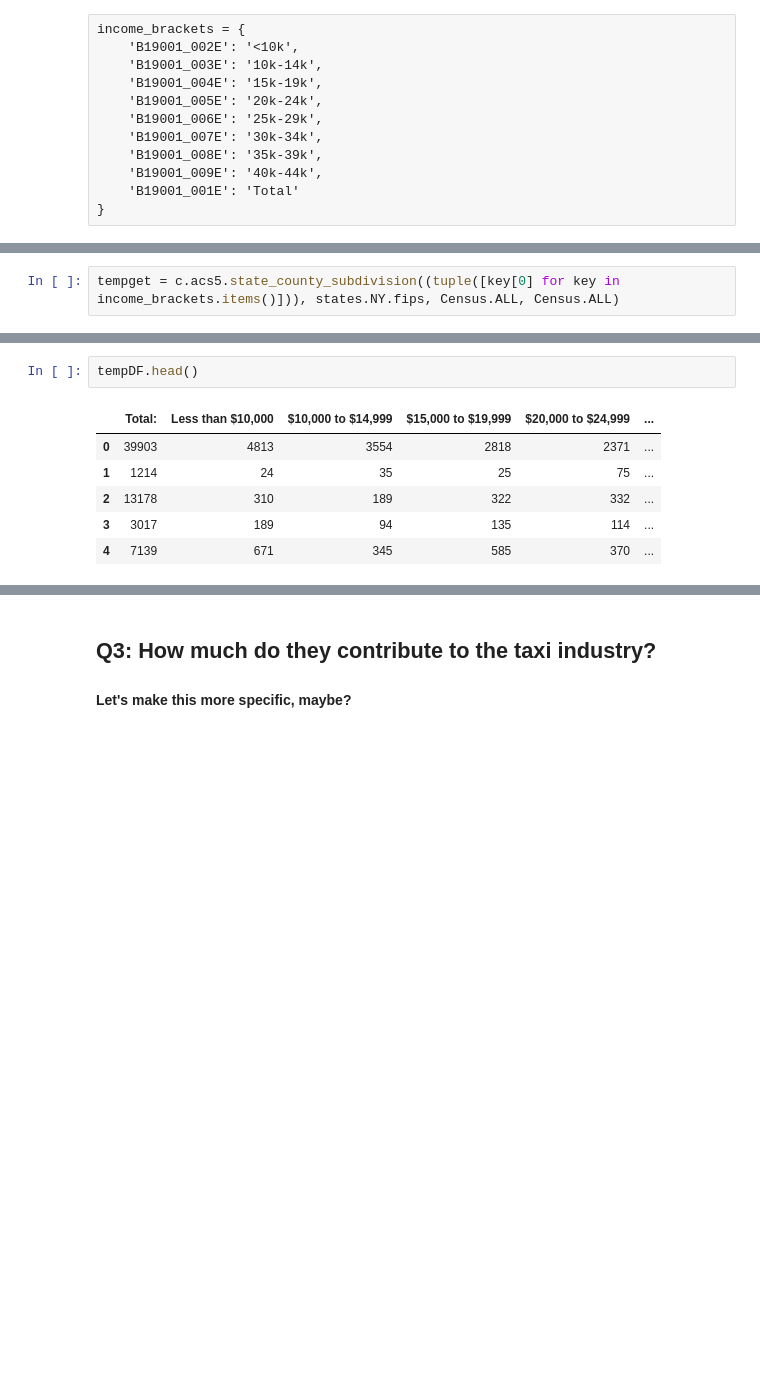
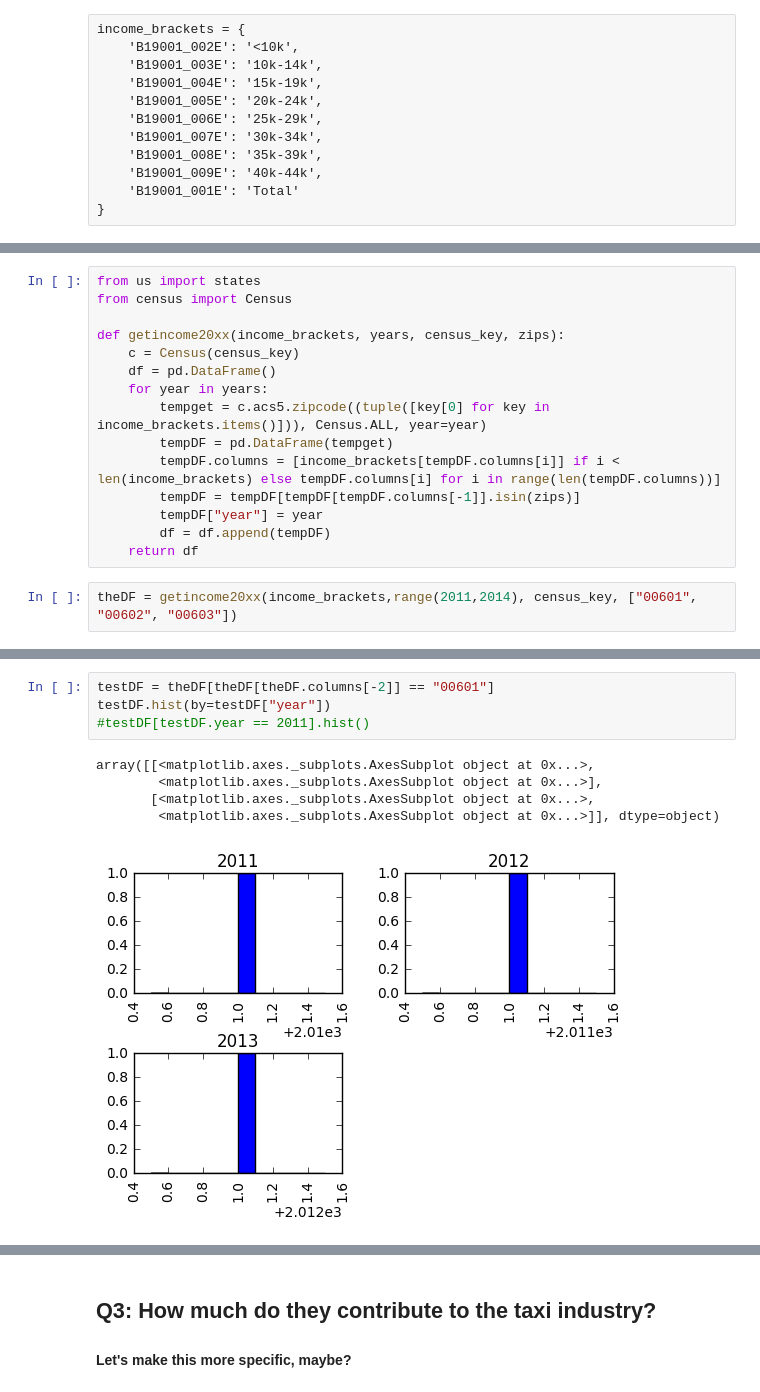
Before and after one commit to cjallow/DataScience-Project, a Jupyter notebook: JP_Explorer.ipynb, the cells around one changed output, grey strips where cells are left out. Saved outputs shown, nothing was run; the diff lists cells and outputs as text; blank space fills up the shorter version.

Commit message:
Tried plotting histograms

```diff
--- a/JP_Explorer.ipynb
+++ b/JP_Explorer.ipynb
@@ -111,2 +104,0 @@ income_brackets = dict([(key, value["label"]) for key, value in census_vars.item
-# %%
-tempget = c.acs5.state_county_subdivision((tuple([key[0] for key in income_brackets.items()])), states.NY.fips, Census.ALL, Census.ALL)
@@ -122,0 +105,17 @@ tempDF.head()
+# %%
+from us import states
+from census import Census
+
+def getincome20xx(income_brackets, years, census_key, zips):
+    c = Census(census_key)
+    df = pd.DataFrame()
+    for year in years:
+        tempget = c.acs5.zipcode((tuple([key[0] for key in income_brackets.items()])), Census.ALL, year=year)
+        tempDF = pd.DataFrame(tempget)
+        tempDF.columns = [income_brackets[tempDF.columns[i]] if i < len(income_brackets) else tempDF.columns[i] for i in range(len(tempDF.columns))]
+        tempDF = tempDF[tempDF[tempDF.columns[-1]].isin(zips)]
+        tempDF["year"] = year
+        df = df.append(tempDF)
+    return df
+# %%
+theDF = getincome20xx(income_brackets,range(2011,2014), census_key, ["00601", "00602", "00603"])
@@ -125,9 +141,10 @@ tempDF.columns = [income_brackets[tempDF.columns[i]] if i < len(income_brackets)
-# %%
-tempDF.head()
-# %% [output]
-|  | Total: | Less than $10,000 | $10,000 to $14,999 | $15,000 to $19,999 | $20,000 to $24,999 | ... |
-| 0 | 39903 | 4813 | 3554 | 2818 | 2371 | ... |
-| 1 | 1214 | 24 | 35 | 25 | 75 | ... |
-| 2 | 13178 | 310 | 189 | 322 | 332 | ... |
-| 3 | 3017 | 189 | 94 | 135 | 114 | ... |
-| 4 | 7139 | 671 | 345 | 585 | 370 | ... |
+# %%
+testDF = theDF[theDF[theDF.columns[-2]] == "00601"]
+testDF.hist(by=testDF["year"])
+#testDF[testDF.year == 2011].hist()
+# %% [output]
+array([[<matplotlib.axes._subplots.AxesSubplot object at 0x...>,
+        <matplotlib.axes._subplots.AxesSubplot object at 0x...>],
+       [<matplotlib.axes._subplots.AxesSubplot object at 0x...>,
+        <matplotlib.axes._subplots.AxesSubplot object at 0x...>]], dtype=object)
+[figure, added]
```
Also changed, not shown: parts of 8 cells of this notebook.
